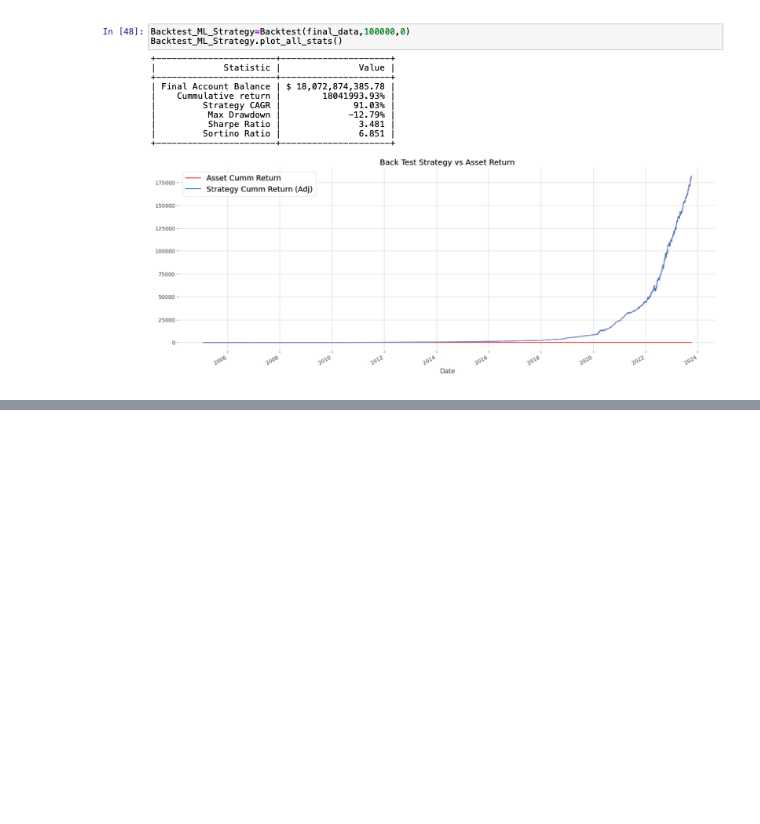
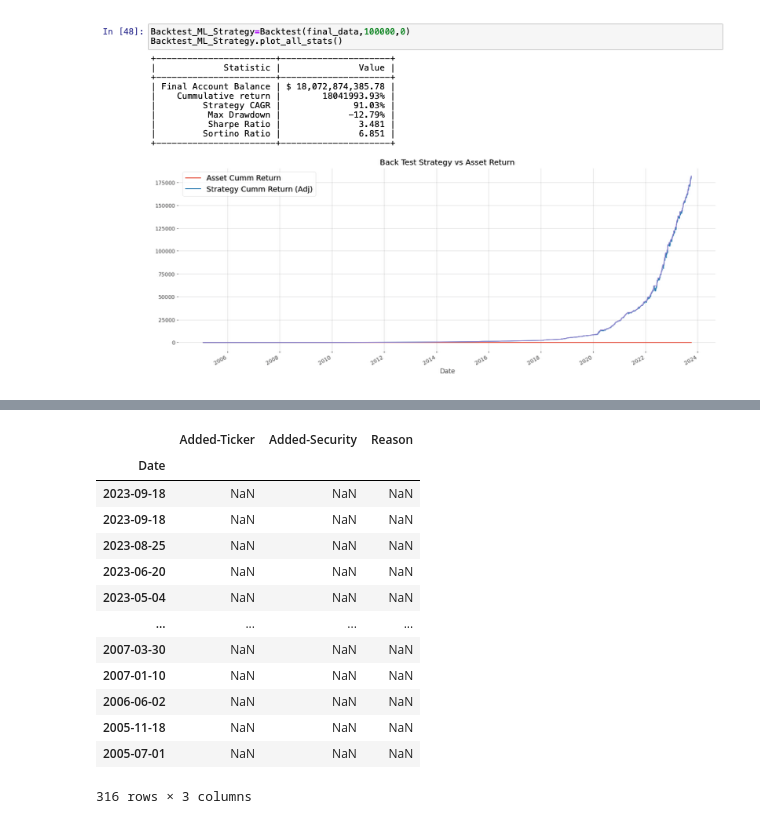
Before and after one commit to agarwgou/QF627_Project, a Jupyter notebook: ML Strategy.ipynb, the cells around one changed output, grey strips where cells are left out. Cells and saved outputs as stored; diff of their text form; code cells hidden in the pictures; blank space fills up the shorter version.

```diff
--- a/ML Strategy.ipynb
+++ b/ML Strategy.ipynb
@@ -1388,0 +1409,17 @@ snp_log
+# %%
+Companies_Added[Companies_Added.isnull()]
+# %% [output]
+|  | Added-Ticker | Added-Security | Reason |
+| Date |  |  |  |
+| 2023-09-18 | NaN | NaN | NaN |
+| 2023-09-18 | NaN | NaN | NaN |
+| 2023-08-25 | NaN | NaN | NaN |
+| 2023-06-20 | NaN | NaN | NaN |
+| 2023-05-04 | NaN | NaN | NaN |
+| ... | ... | ... | ... |
+| 2007-03-30 | NaN | NaN | NaN |
+| 2007-01-10 | NaN | NaN | NaN |
+| 2006-06-02 | NaN | NaN | NaN |
+| 2005-11-18 | NaN | NaN | NaN |
+| 2005-07-01 | NaN | NaN | NaN |
+316 rows × 3 columns
```
Also changed, not shown: parts of 5 cells of this notebook, 1 other file.
